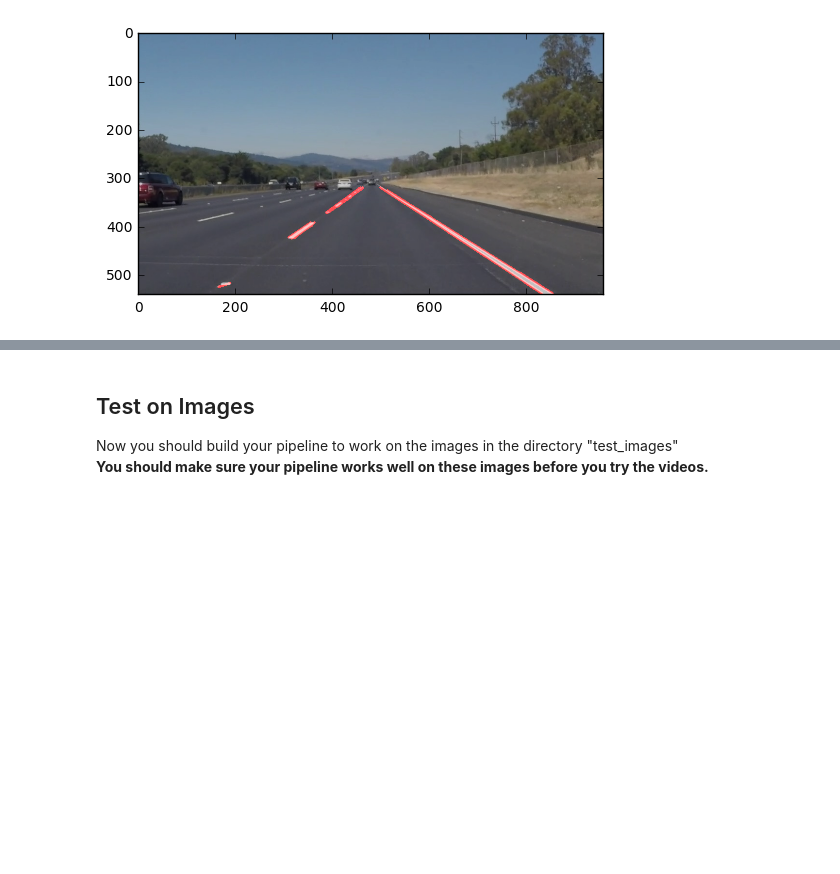
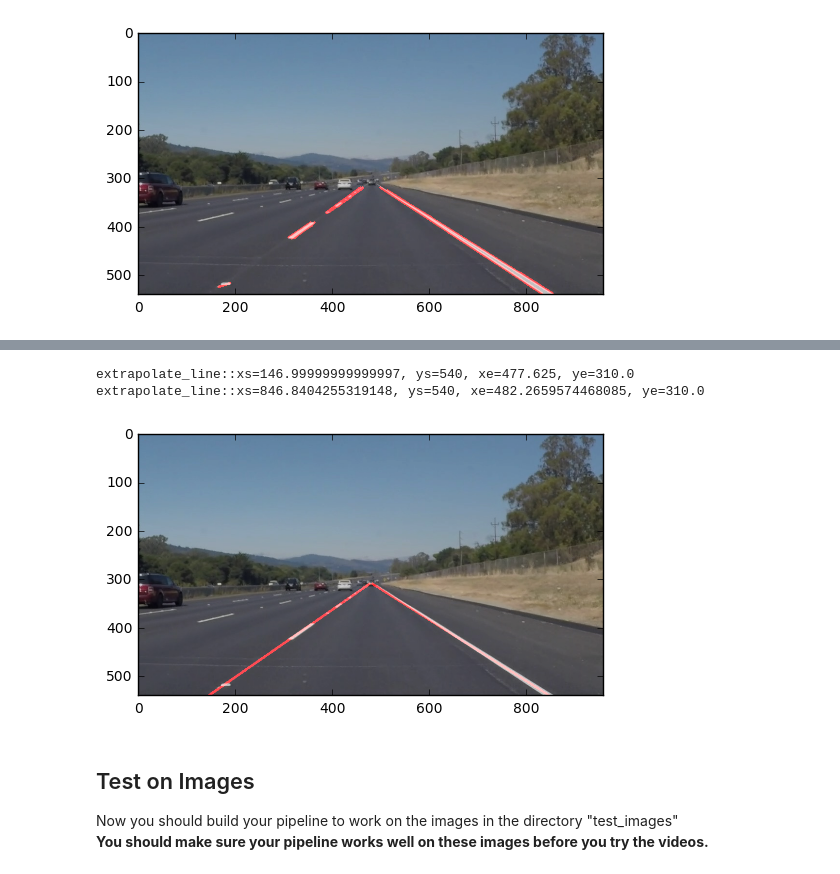
Before and after one commit to tsenying/CarND-LaneLines-P1, a Jupyter notebook: P1.ipynb, the cells around one changed output, grey strips where cells are left out. Drawn from its saved outputs; the diff is of its cells as text; code cells hidden in the pictures; blank space fills up the shorter version.

```diff
--- a/P1.ipynb
+++ b/P1.ipynb
@@ -126,7 +126,7 @@ def draw_lines(img, lines, color=[255, 0, 0], thickness=3):
     this function with the weighted_img() function below
     """
     for line in lines:
-        print("line type={0}, line={1}".format(type(line), line))
+        #print("draw_lines: line type={0}, line={1}".format(type(line), line))
         for x1,y1,x2,y2 in line:
             cv2.line(img, (x1, y1), (x2, y2), color, thickness)
 
@@ -137,8 +137,10 @@ def hough_lines(img, rho, theta, threshold, min_line_len, max_line_gap):
     Returns an image with hough lines drawn.
     """
     lines = cv2.HoughLinesP(img, rho, theta, threshold, np.array([]), minLineLength=min_line_len, maxLineGap=max_line_gap)
+    extended_lines = extend_lines(lines, img.shape)
+
     line_img = np.zeros((img.shape[0], img.shape[1], 3), dtype=np.uint8)
-    draw_lines(line_img, lines)
+    draw_lines(line_img, extended_lines)
     return line_img, lines
 
 # Python 3 has support for cool math symbols.
@@ -411,3 +431,9 @@ plt.imshow(combo)
+# %%
+find_lane_lines( image )
+# %% [output]
+extrapolate_line::xs=146.99999999999997, ys=540, xe=477.625, ye=310.0
+extrapolate_line::xs=846.8404255319148, ys=540, xe=482.2659574468085, ye=310.0
+[figure, added]
 # %% [markdown]
 ## Test on Images
 
```
Also changed, not shown: parts of 5 cells of this notebook.
